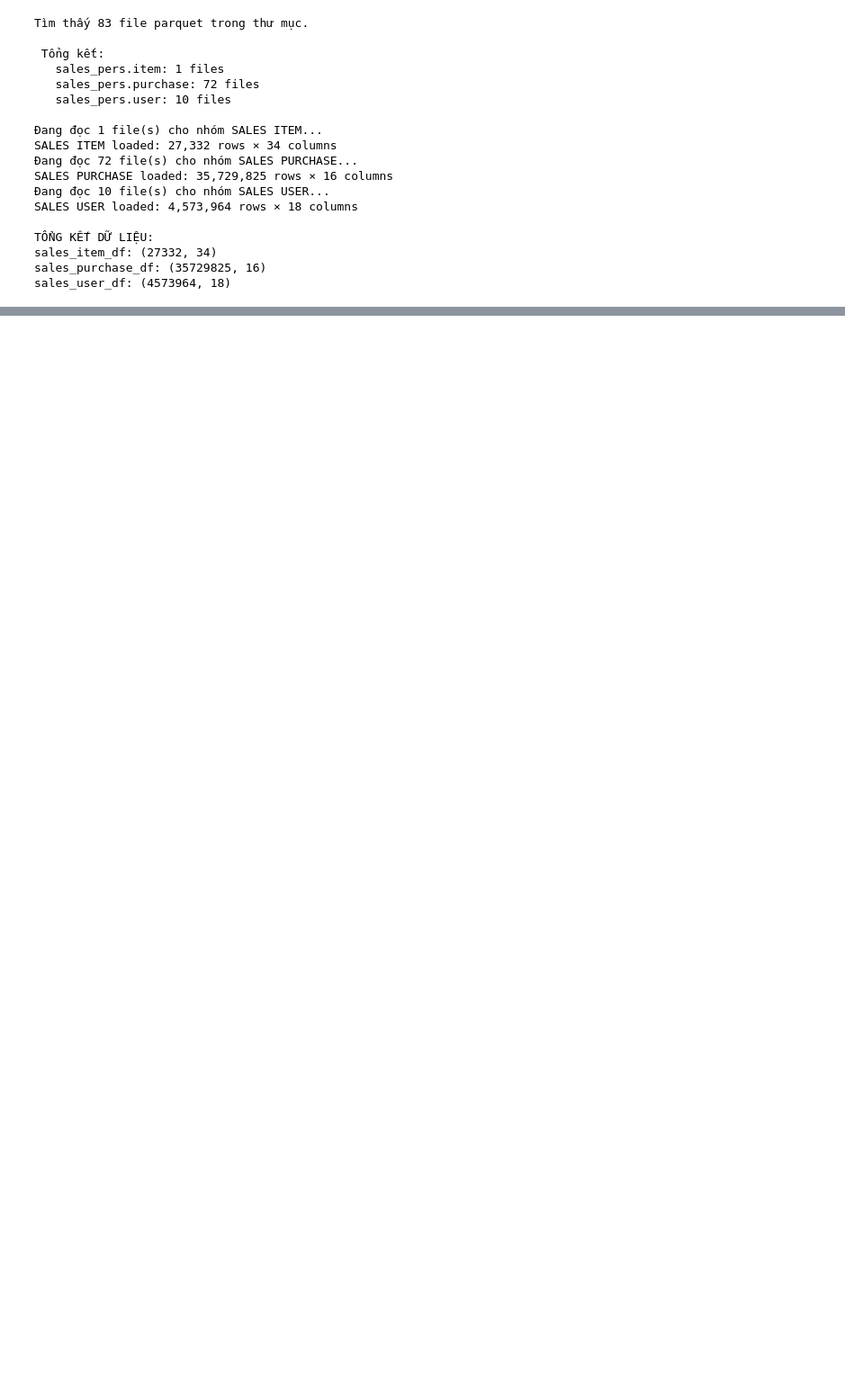
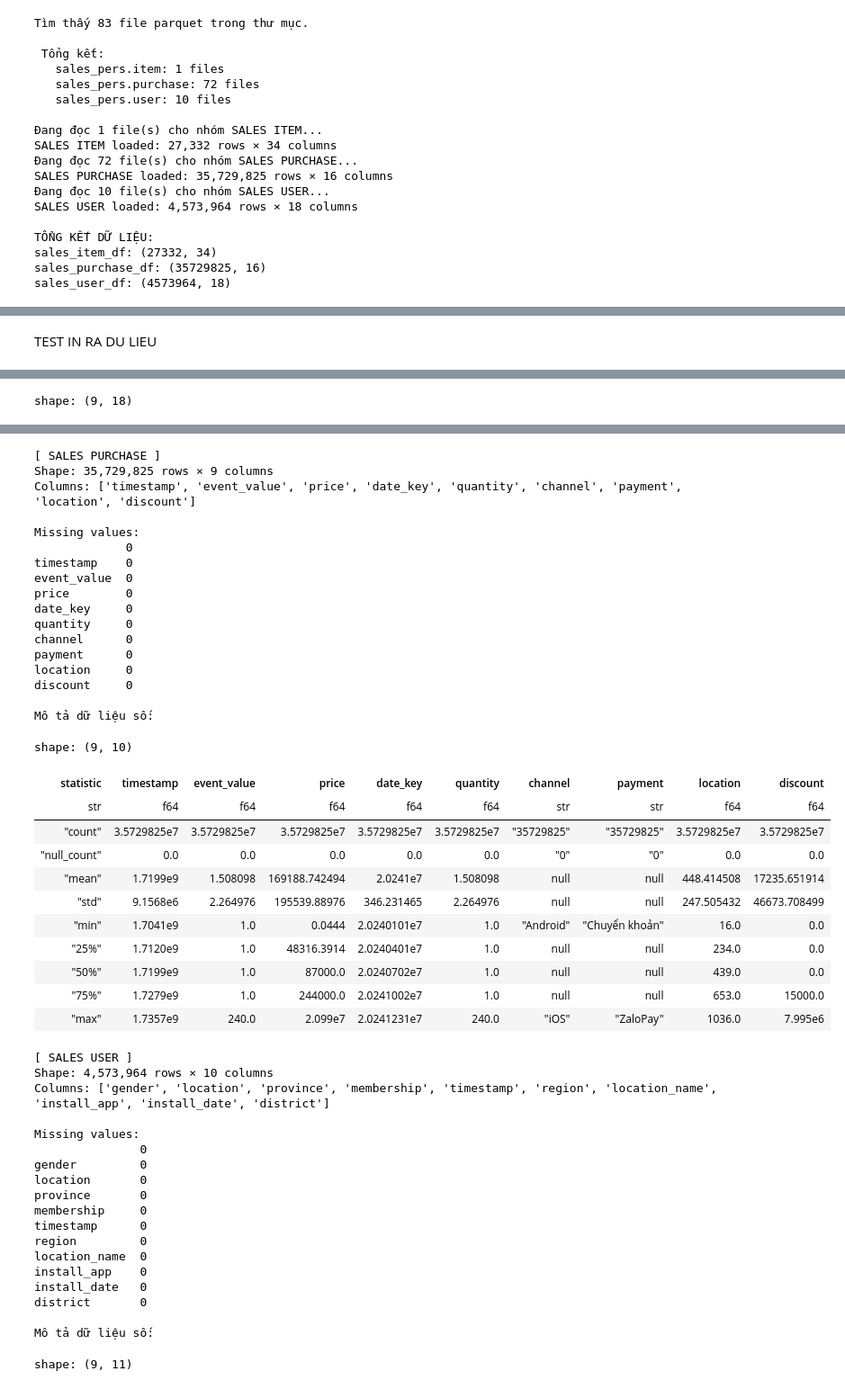
Before and after one commit to KuroNekoW/CS116, a Jupyter notebook: Peo/PPPeo.ipynb, the cells around one changed output, grey strips where cells are left out. Shown: that part at 90% size. Drawn from its saved outputs; the diff is of its cells as text; code cells hidden in the pictures; blank space fills up the shorter version.

```diff
--- a/Peo/PPPeo.ipynb
+++ b/Peo/PPPeo.ipynb
@@ -92,0 +327,30 @@ datasets = {
+# %% [markdown]
+TEST
+IN RA DU LIEU
+# %%
+# In ra Test
+# Lặp qua từng nhóm dữ liệu trong dictionary 'datasets'
+for name, df in datasets.items():
+
+    # Nếu không có dữ liệu (None), bỏ qua nhóm đó
+    if df is None:
+        continue
+
+    # In tiêu đề nhóm dữ liệu
+    print(f"\n[ {name} ]")
+
+    # In kích thước của DataFrame: số dòng và số cột
+    print(f"Shape: {df.shape[0]:,} rows × {df.shape[1]} columns")
+
+    # In danh sách tên các cột
+    print("Columns:", df.columns)
+
+    # Kiểm tra số lượng giá trị thiếu (null) trong từng cột
+    print("\nMissing values:")
+    null_counts = df.null_count().to_pandas().T
+    print(null_counts)
+
+    # Mô tả thống kê cho các cột số
+    print("\nMô tả dữ liệu số:")
+    display(df.describe())
+# %% [output]
@@ -92,0 +374 @@ datasets = {
+shape: (9, 18)
@@ -92,0 +386,48 @@ datasets = {
+[ SALES PURCHASE ]
+Shape: 35,729,825 rows × 9 columns
+Columns: ['timestamp', 'event_value', 'price', 'date_key', 'quantity', 'channel', 'payment', 'location', 'discount']
+
+Missing values:
+             0
+timestamp    0
+event_value  0
+price        0
+date_key     0
+quantity     0
+channel      0
+payment      0
+location     0
+discount     0
+
+Mô tả dữ liệu số:
+shape: (9, 10)
+| statistic | timestamp | event_value | price | date_key | quantity | channel | payment | location | discount |
+| str | f64 | f64 | f64 | f64 | f64 | str | str | f64 | f64 |
+| "count" | 3.5729825e7 | 3.5729825e7 | 3.5729825e7 | 3.5729825e7 | 3.5729825e7 | "35729825" | "35729825" | 3.5729825e7 | 3.5729825e7 |
+| "null_count" | 0.0 | 0.0 | 0.0 | 0.0 | 0.0 | "0" | "0" | 0.0 | 0.0 |
+| "mean" | 1.7199e9 | 1.508098 | 169188.742494 | 2.0241e7 | 1.508098 | null | null | 448.414508 | 17235.651914 |
+| "std" | 9.1568e6 | 2.264976 | 195539.88976 | 346.231465 | 2.264976 | null | null | 247.505432 | 46673.708499 |
+| "min" | 1.7041e9 | 1.0 | 0.0444 | 2.0240101e7 | 1.0 | "Android" | "Chuyển khoản" | 16.0 | 0.0 |
+| "25%" | 1.7120e9 | 1.0 | 48316.3914 | 2.0240401e7 | 1.0 | null | null | 234.0 | 0.0 |
+| "50%" | 1.7199e9 | 1.0 | 87000.0 | 2.0240702e7 | 1.0 | null | null | 439.0 | 0.0 |
+| "75%" | 1.7279e9 | 1.0 | 244000.0 | 2.0241002e7 | 1.0 | null | null | 653.0 | 15000.0 |
+| "max" | 1.7357e9 | 240.0 | 2.099e7 | 2.0241231e7 | 240.0 | "iOS" | "ZaloPay" | 1036.0 | 7.995e6 |
+[ SALES USER ]
+Shape: 4,573,964 rows × 10 columns
+Columns: ['gender', 'location', 'province', 'membership', 'timestamp', 'region', 'location_name', 'install_app', 'install_date', 'district']
+
+Missing values:
+               0
+gender         0
+location       0
+province       0
+membership     0
+timestamp      0
+region         0
+location_name  0
+install_app    0
+install_date   0
+district       0
+
+Mô tả dữ liệu số:
+shape: (9, 11)
```
Also changed, not shown: parts of 16 cells of this notebook, 2 other files.
